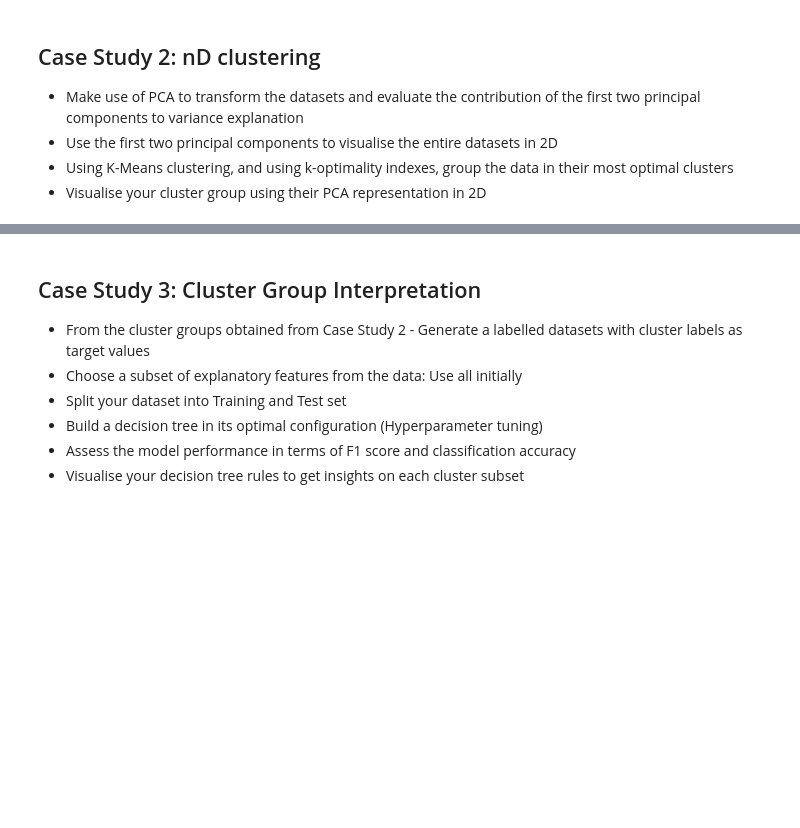
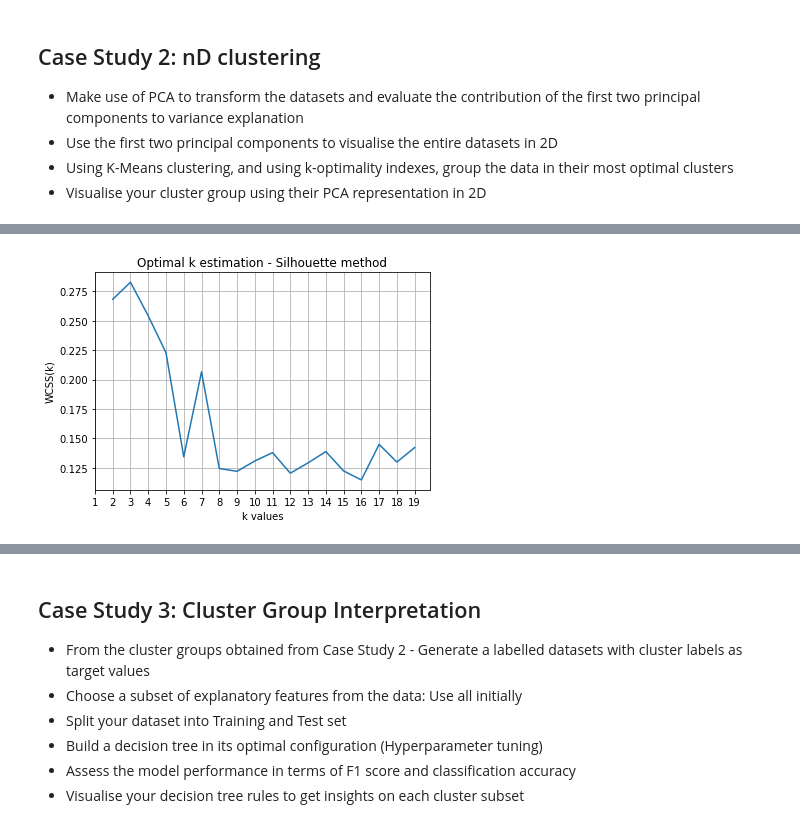
Before and after one commit to YvesMatanga/freemium_datascience, a Jupyter notebook: machine-learning-tutorials/Unsupervised Learning/Practice/2-Clustering-Analysis-Case-Study.ipynb, the cells around one changed output, grey strips where cells are left out. Drawn from its saved outputs; the diff is of its cells as text; code cells hidden in the pictures; blank space fills up the shorter version.

```diff
--- a/machine-learning-tutorials/Unsupervised Learning/Practice/2-Clustering-Analysis-Case-Study.ipynb
+++ b/machine-learning-tutorials/Unsupervised Learning/Practice/2-Clustering-Analysis-Case-Study.ipynb
@@ -32,0 +72,27 @@ wine_df.head()
+# %%
+from sklearn.metrics import silhouette_score
+from sklearn.cluster import KMeans
+
+import numpy as np
+sv=[]
+sv_id = -1
+sv_val = -1
+for k in range(2,20): #set range k values to search from
+    km = KMeans(k)
+    km.fit(X_sc)
+    score = silhouette_score(X_sc,km.labels_,metric='euclidean')
+    if sv_val < score:
+        sv_val = score
+        sv_id = k
+    sv.append(score)
+
+plt.figure()
+plt.plot(np.arange(2,20),sv)
+plt.xticks(range(1,20))
+plt.xlabel('k values')
+plt.ylabel('WCSS(k)')
+plt.title('Optimal k estimation - Silhouette method')
+plt.grid()
+plt.show()
+# %% [output]
+[figure, added]
```
Also changed, not shown: parts of 5 cells of this notebook.
